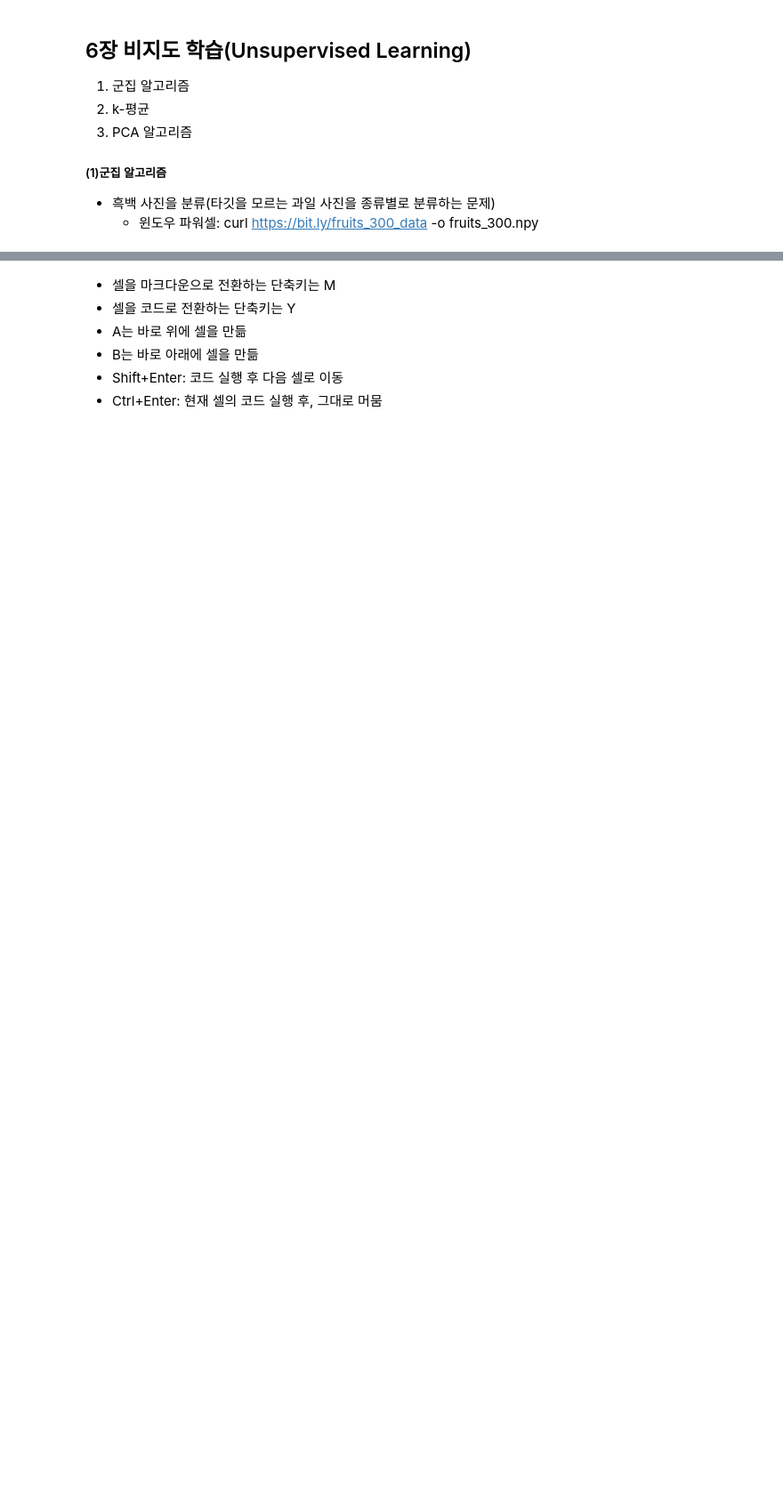
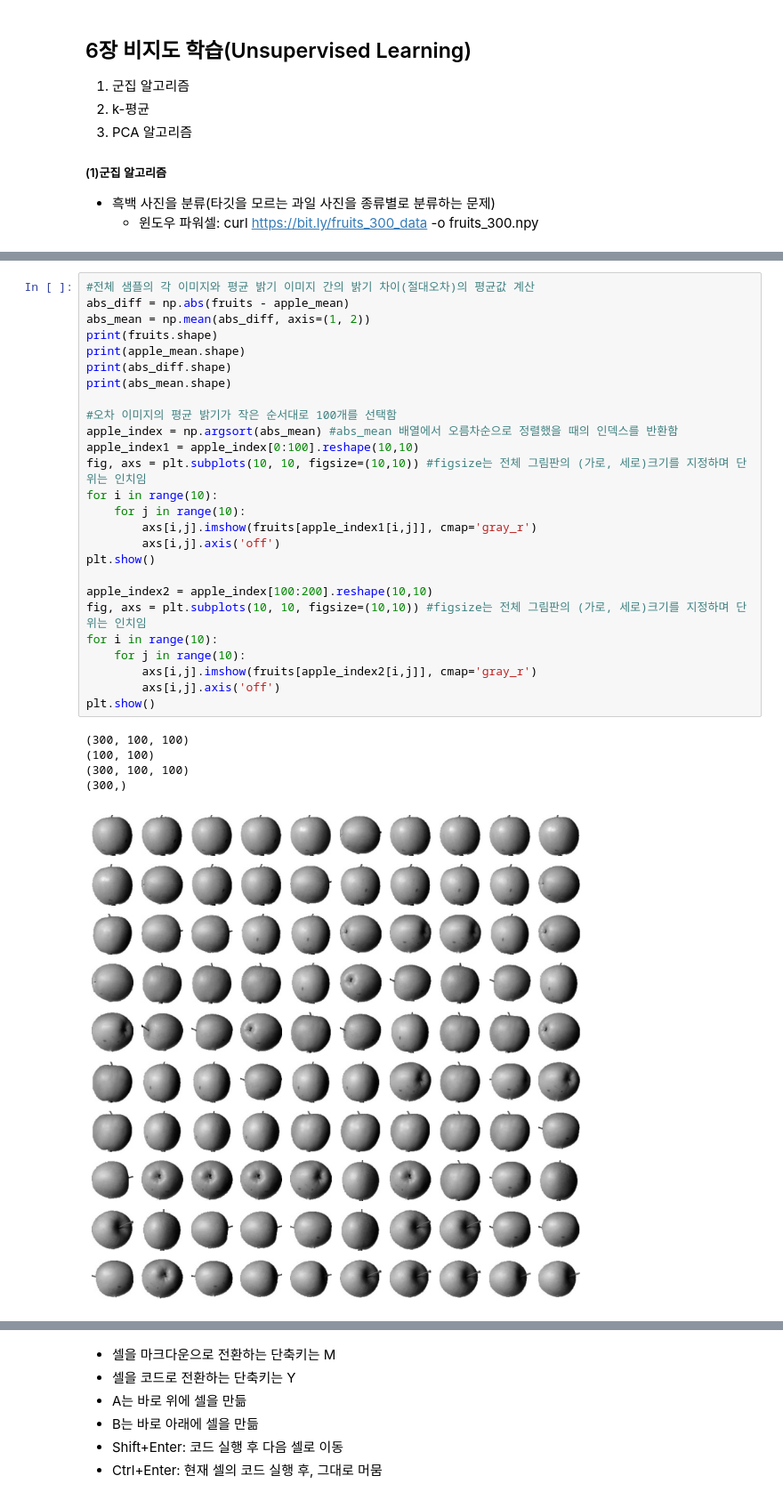
Before and after one commit to yccho1004/pythonBasic, a Jupyter notebook: HonGong-ML-DL_py/basics.ipynb, the cells around one changed output, grey strips where cells are left out. Shown at 89% size. Drawn from its saved outputs; the diff is of its cells as text; blank space fills up the shorter version.

```diff
--- a/HonGong-ML-DL_py/basics.ipynb
+++ b/HonGong-ML-DL_py/basics.ipynb
@@ -1135,0 +1184,32 @@ print(fruits.shape)
+# %%
+#전체 샘플의 각 이미지와 평균 밝기 이미지 간의 밝기 차이(절대오차)의 평균값 계산
+abs_diff = np.abs(fruits - apple_mean)
+abs_mean = np.mean(abs_diff, axis=(1, 2))
+print(fruits.shape)
+print(apple_mean.shape)
+print(abs_diff.shape)
+print(abs_mean.shape)
+
+#오차 이미지의 평균 밝기가 작은 순서대로 100개를 선택함
+apple_index = np.argsort(abs_mean) #abs_mean 배열에서 오름차순으로 정렬했을 때의 인덱스를 반환함
+apple_index1 = apple_index[0:100].reshape(10,10)
+fig, axs = plt.subplots(10, 10, figsize=(10,10)) #figsize는 전체 그림판의 (가로, 세로)크기를 지정하며 단위는 인치임
+for i in range(10):
+    for j in range(10):
+        axs[i,j].imshow(fruits[apple_index1[i,j]], cmap='gray_r')
+        axs[i,j].axis('off')
+plt.show()
+
+apple_index2 = apple_index[100:200].reshape(10,10)
+fig, axs = plt.subplots(10, 10, figsize=(10,10)) #figsize는 전체 그림판의 (가로, 세로)크기를 지정하며 단위는 인치임
+for i in range(10):
+    for j in range(10):
+        axs[i,j].imshow(fruits[apple_index2[i,j]], cmap='gray_r')
+        axs[i,j].axis('off')
+plt.show()
+# %% [output]
+(300, 100, 100)
+(100, 100)
+(300, 100, 100)
+(300,)
+[figure, added]
```
Also changed, not shown: parts of 11 cells of this notebook, 1 other file.
